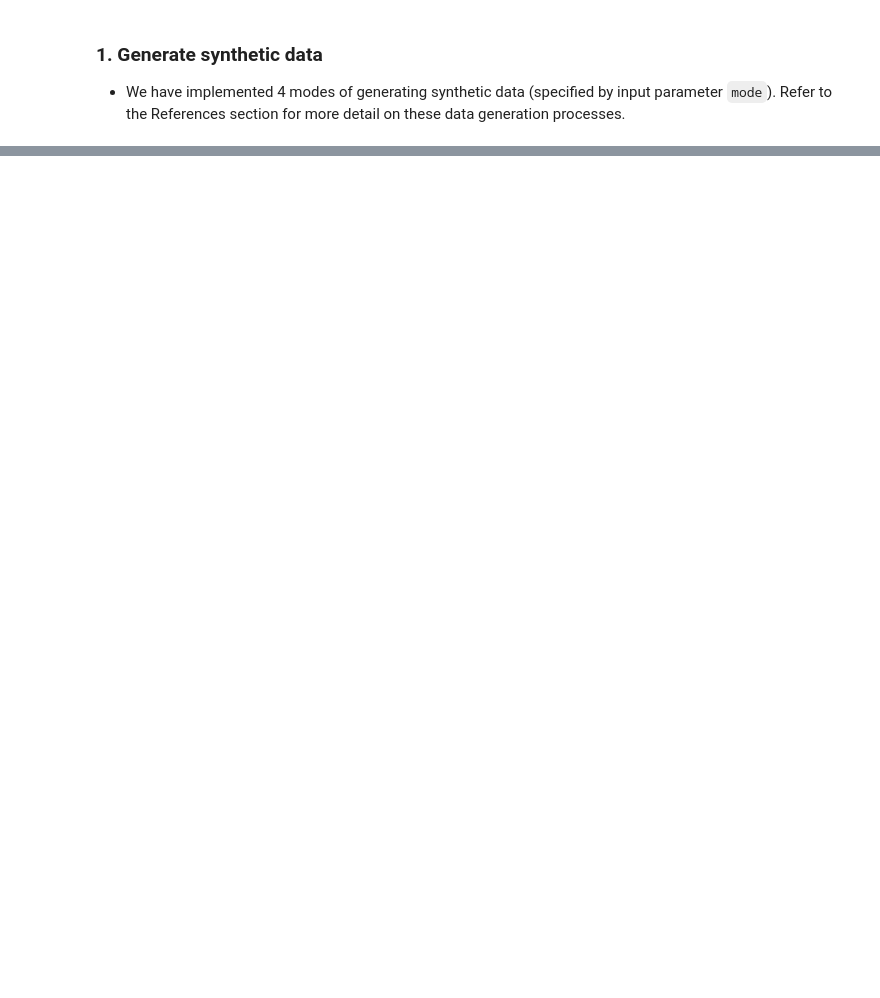
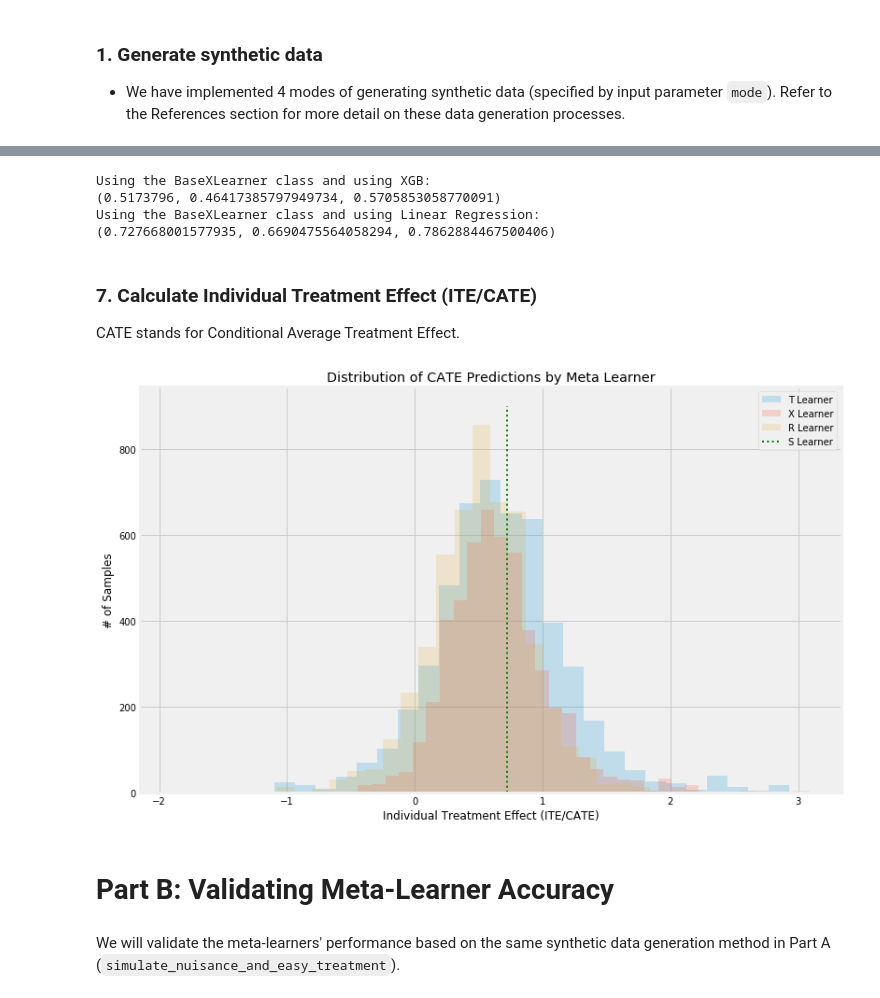
Before and after one commit to uber/causalml, a Jupyter notebook: examples/example_notebook_for_github.ipynb, the cells around one changed output, grey strips where cells are left out. Cells and saved outputs as stored; diff of their text form; code cells hidden in the pictures; blank space fills up the shorter version.

```diff
--- a/examples/example_notebook_for_github.ipynb
+++ b/examples/example_notebook_for_github.ipynb
@@ -373,0 +192,2 @@ def get_synthetic_preds_holdout(synthetic_data_func, n=1000, valid_size = 0.2):
+# %%
+df_matched.drop(['noise'], axis=1, inplace=True)
@@ -373,0 +206,3 @@ def get_synthetic_preds_holdout(synthetic_data_func, n=1000, valid_size = 0.2):
+# %%
+INFERENCE_FEATURES = [col for col in df_matched.columns if col[0]=='X'] # define your own feature list
+RE_PROPENSITY_COL = 'pihat_re'
@@ -373,0 +281,71 @@ def get_synthetic_preds_holdout(synthetic_data_func, n=1000, valid_size = 0.2):
+# %%
+# Calling the Base Learner class and feeding in XGB
+learner_r = BaseRLearner(learner=XGBRegressor())
+ate_r = learner_r.estimate_ate(X=df_matched[INFERENCE_FEATURES],
+                               p=df_matched[RE_PROPENSITY_COL], # note to use the recalibrated propensity here
+                               treatment=df_matched[TREATMENT_COL].values,
+                               y=df_matched[OUTCOME_COL].values)
+print('Using the BaseXLearner class and using XGB:')
+print(ate_r)
+
+# Calling the Base Learner class and feeding in LinearRegression
+learner_r = BaseRLearner(learner=LinearRegression())
+ate_r = learner_r.estimate_ate(X=df_matched[INFERENCE_FEATURES],
+                               p=df_matched[RE_PROPENSITY_COL], # note to use the recalibrated propensity here
+                               treatment=df_matched[TREATMENT_COL].values,
+                               y=df_matched[OUTCOME_COL].values)
+print('Using the BaseXLearner class and using Linear Regression:')
+print(ate_r)
+# %% [output]
+Using the BaseXLearner class and using XGB:
+(0.5173796, 0.46417385797949734, 0.5705853058770091)
+Using the BaseXLearner class and using Linear Regression:
+(0.727668001577935, 0.6690475564058294, 0.7862884467500406)
+# %% [markdown]
+### 7. Calculate Individual Treatment Effect (ITE/CATE)
+CATE stands for Conditional Average Treatment Effect.
+# %%
+# S Learner
+learner_s = LRSLearner()
+cate_s = learner_s.fit_predict(X=df_matched[INFERENCE_FEATURES],
+                               treatment=df_matched[TREATMENT_COL].values,
+                               y=df_matched[OUTCOME_COL].values)
+
+# T Learner
+learner_t = BaseTLearner(learner=XGBRegressor())
+cate_t = learner_t.fit_predict(X=df_matched[INFERENCE_FEATURES],
+                               treatment=df_matched[TREATMENT_COL].values,
+                               y=df_matched[OUTCOME_COL].values)
+
+# X Learner
+learner_x = BaseXLearner(learner=XGBRegressor())
+cate_x = learner_x.fit_predict(X=df_matched[INFERENCE_FEATURES],
+                               p=df_matched[RE_PROPENSITY_COL].values,
+                               treatment=df_matched[TREATMENT_COL].values,
+                               y=df_matched[OUTCOME_COL].values)
+
+# R Learner
+learner_r = BaseRLearner(learner=XGBRegressor())
+cate_r = learner_r.fit_predict(X=df_matched[INFERENCE_FEATURES],
+                               p=df_matched[RE_PROPENSITY_COL].values,
+                               treatment=df_matched[TREATMENT_COL].values,
+                               y=df_matched[OUTCOME_COL].values)
+# %%
+alpha=0.2
+bins=30
+plt.figure(figsize=(12,8))
+plt.hist(cate_t, alpha=alpha, bins=bins, label='T Learner')
+plt.hist(cate_x, alpha=alpha, bins=bins, label='X Learner')
+plt.hist(cate_r, alpha=alpha, bins=bins, label='R Learner')
+plt.vlines(cate_s[0], 0, plt.axes().get_ylim()[1], label='S Learner',
+           linestyles='dotted', colors='green', linewidth=2)
+plt.title('Distribution of CATE Predictions by Meta Learner')
+plt.xlabel('Individual Treatment Effect (ITE/CATE)')
+plt.ylabel('# of Samples')
+_=plt.legend()
+# %% [output]
+[figure, added]
+# %% [markdown]
+# Part B: Validating Meta-Learner Accuracy
+# %% [markdown]
+We will validate the meta-learners' performance based on the same synthetic data generation method in Part A (`simulate_nuisance_and_easy_treatment`).
```
Also changed, not shown: parts of 117 cells of this notebook.
